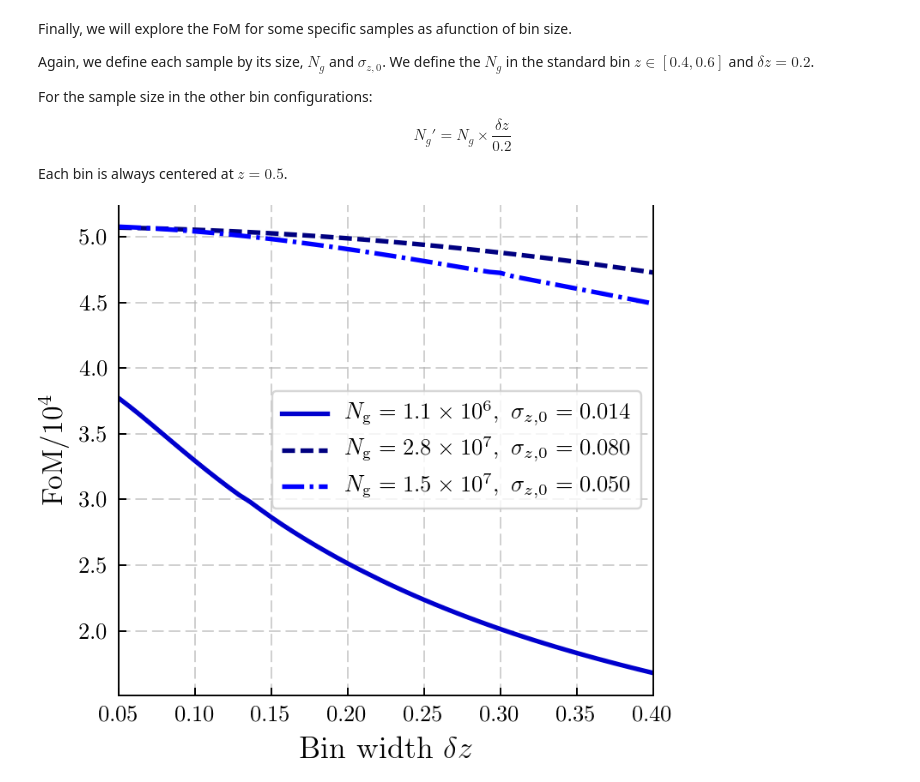
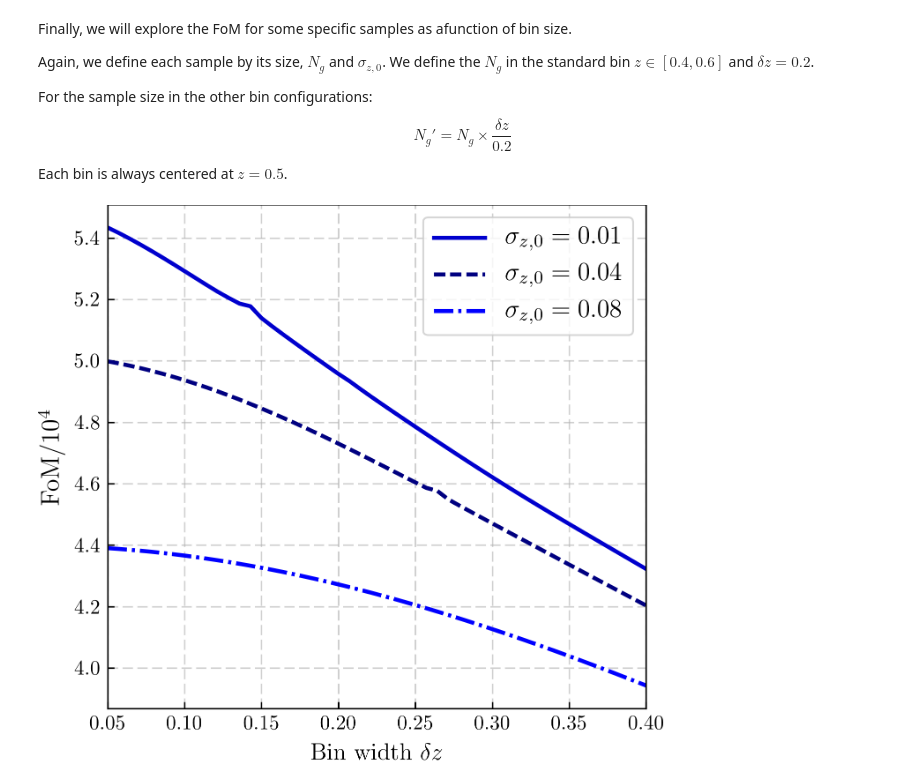
Before and after one commit to dtanoglidis/Photo_z_samples, a Jupyter notebook: Single Redshift Bin.ipynb, the cells around one changed output. Cells and saved outputs as stored; diff of their text form; code cells hidden in the pictures.

```diff
--- a/Single Redshift Bin.ipynb
+++ b/Single Redshift Bin.ipynb
@@ -755,7 +757,7 @@ for i in range(size):
         Fish_mat = FSB(z_i,z_f,sig_z,z_bias,bias,f_sky,N_gal)
 
         #Calculate the common prior now
-        prior = 0.01*sig_z
+        prior = 0.2*sig_z
 
         inv_sig_sq_prior = 1.0/(prior**2.0)
 
@@ -1402,29 +1409,29 @@ size = np.size(N_gal_arr)
 # ======================================================================================
 prior = 0.0075
 inv_sq_prior = 1.0/(prior**2.0)
-
+#
 
 # ======================================================================================
 # ======================================================================================
 # Initialize matrix
-FoM_prior_small = np.zeros([size,size])
+#FoM_prior_small = np.zeros([size,size])
 
-for i in range(size):
-    sig_z = sig_z_arr[i]
-    for j in range(size):
-        N_gal = N_gal_arr[j]
+#for i in range(size):
+#    sig_z = sig_z_arr[i]
+#    for j in range(size):
+#        N_gal = N_gal_arr[j]
 
         #Calculate the Fisher matrix now -without any prior
-        Fish_mat = FSB(z_i,z_f,sig_z,z_bias,bias,f_sky,N_gal)
+#        Fish_mat = FSB(z_i,z_f,sig_z,z_bias,bias,f_sky,N_gal)
 
 
-        Fish_mat[3,3] = Fish_mat[3,3] + inv_sq_prior
-        Fish_mat[4,4] = Fish_mat[4,4] + inv_sq_prior
+#        Fish_mat[3,3] = Fish_mat[3,3] + inv_sq_prior
+#        Fish_mat[4,4] = Fish_mat[4,4] + inv_sq_prior
 
         #Marginalize over the nuisance parameters now
-        Fish_marg = marg(Fish_mat)
+#        Fish_marg = marg(Fish_mat)
 
-        FoM_prior_small[i][j] = np.sqrt(np.linalg.det(Fish_marg))
+#        FoM_prior_small[i][j] = np.sqrt(np.linalg.det(Fish_marg))
 # %%
 # Calculate the FoM for the redMaGiC sample with the above common prior
 
@@ -1998,9 +2033,9 @@ z_f_tem = 0.5 + delta_z/2.0
 # =================================================
 # Define the sample characteristics for some specific samples in the bin [0.4,0.6]
 
-N_g_1, sig_z_1 = 1.1e6, 0.014 #redMaGiC - like
-N_g_2, sig_z_2 = 2.8e7, 0.08 #Flux-limited like
-N_g_3, sig_z_3 = 1.5e7, 0.05 #A third sample
+N_g_1, sig_z_1 = 1.0e7, 0.01 #redMaGiC - like
+N_g_2, sig_z_2 = 1.0e7, 0.04 #Flux-limited like
+N_g_3, sig_z_3 = 1.0e7, 0.08 #A third sample
 # =================================================
 # =================================================
 
@@ -2051,23 +2086,23 @@ for i in range (len(delta_z)):
     FoM_2[i] = np.sqrt(np.linalg.det(Fish_2_marg))
     FoM_3[i] = np.sqrt(np.linalg.det(Fish_3_marg))
 # %%
-fig = plt.figure(figsize = (4.0,4.0))
+fig = plt.figure(figsize = (5.0,4.5))
 
-plt.plot(delta_z, FoM_1/1.0e4, color='mediumblue', linewidth=2.2, label=r'$N_{\mbox{\scriptsize{g}}}= 1.1 \times 10^6, \,\, \sigma_{z,0} = 0.014$')
-plt.plot(delta_z, FoM_2/1e4, color='navy',ls = '--', linewidth=2.2, label=r'$N_{\mbox{\scriptsize{g}}}= 2.8 \times 10^7, \,\, \sigma_{z,0} = 0.080$')
-plt.plot(delta_z, FoM_3/1e4, color='blue',ls = '-.', linewidth=2.2, label=r'$N_{\mbox{\scriptsize{g}}}= 1.5 \times 10^7, \,\, \sigma_{z,0} = 0.050$')
+plt.plot(delta_z, FoM_1/1.0e4, color='mediumblue', linewidth=2.2, label=r'$\sigma_{z,0} = 0.01$')
+plt.plot(delta_z, FoM_2/1e4, color='navy',ls = '--', linewidth=2.2, label=r'$\sigma_{z,0} = 0.04$')
+plt.plot(delta_z, FoM_3/1e4, color='blue', ls = '-.', linewidth=2.2, label=r'$\sigma_{z,0} = 0.08$')
 plt.grid(ls='--', alpha=0.6)
 
 
-plt.legend(frameon=True, loc='center right', fontsize=11)
+plt.legend(frameon=True, loc='upper right', fontsize=14)
 plt.tick_params(axis='both', labelsize=11)
 
-plt.xlabel('Bin width $\delta z$', fontsize=15)
+plt.xlabel('Bin width $\delta z$', fontsize=13)
 plt.ylabel(r'FoM$/10^4$', fontsize=14)
 plt.xlim(0.05,0.40)
 
 plt.tight_layout()
 plt.savefig('FoM_size.pdf')
 plt.show()
 # %% [output]
-[figure, old version]
+[figure, new version]
```
Also changed, not shown: parts of 35 cells of this notebook.
